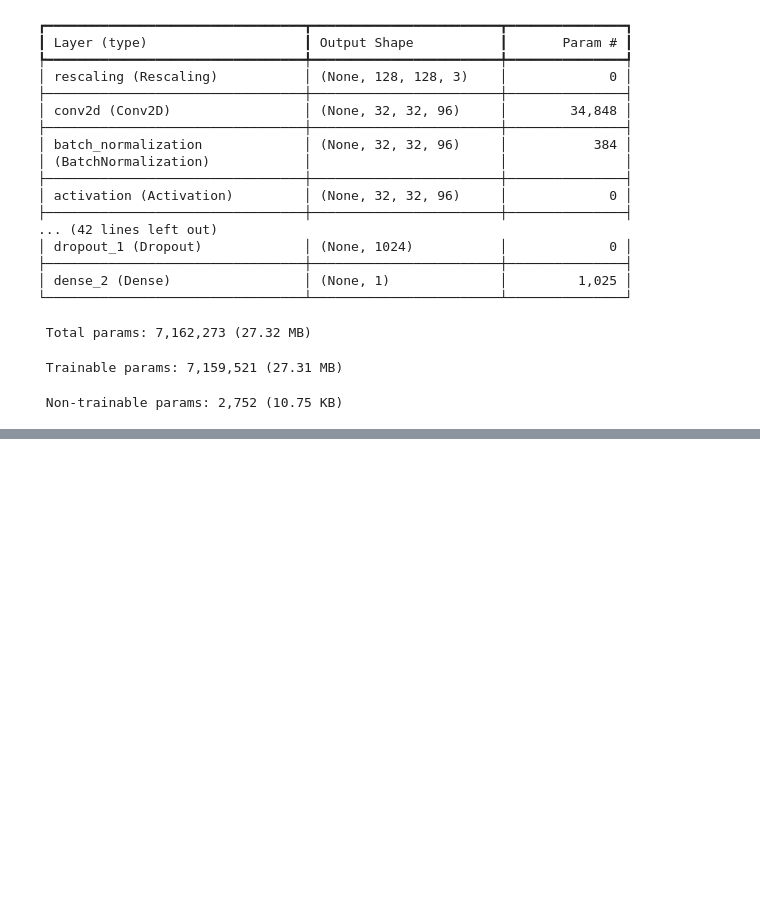
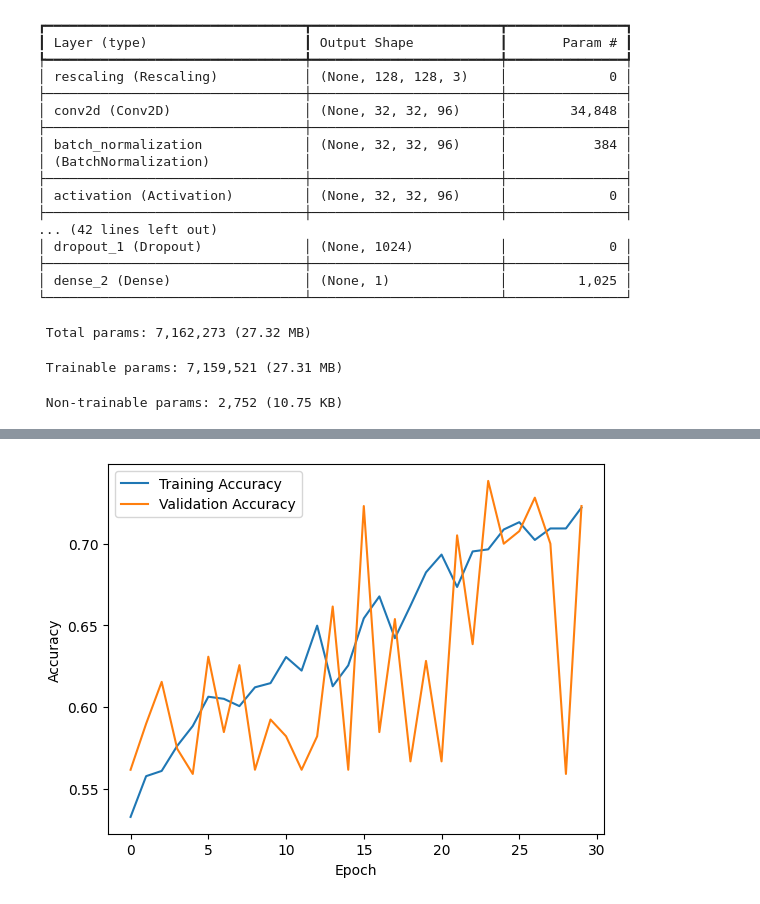
Before and after one commit to CiaraAMolloy/CNN_BIRD, a Jupyter notebook: AlexNet.ipynb, the cells around one changed output, grey strips where cells are left out. Cells and saved outputs as stored; diff of their text form; code cells hidden in the pictures; blank space fills up the shorter version.

```diff
--- a/AlexNet.ipynb
+++ b/AlexNet.ipynb
@@ -132,17 +132,14 @@ alenet_model.compile(
 )
 # %%
 """
-This is a fake image dataset to test the model.
-ones real images are ready to be used, this part of the code should be removed and replaced with the real dataset.
+Loads in the folder (found in the project)
+splits of 80 - 20 for training and validation respectivly
 
-import numpy as np
+seed is 123 for reproducablity
+sets the size to 128 * 128 (images need to be the same shape for passing through the cnn)
 
-x_tiny = np.random.randint(0, 256, size=(16, 128, 128, 3)).astype('float32')
-y_tiny = np.array([0, 1] * 8)
-
-history = alenet_model.fit(x_tiny, y_tiny, epochs=30, batch_size=16, verbose=1)
+Batch size is 16 this means that every 16 images then there will be a backwards pass
 """
-
 
 train_ds = tf.keras.utils.image_dataset_from_directory(
   "Big_Dataset",
@@ -150,7 +147,7 @@ train_ds = tf.keras.utils.image_dataset_from_directory(
   subset="training",
   seed=123,
   image_size=(128,128),
-  batch_size=2)
+  batch_size=16)
 
 val_ds = tf.keras.utils.image_dataset_from_directory(
   "Big_Dataset",
@@ -158,12 +155,7 @@ val_ds = tf.keras.utils.image_dataset_from_directory(
   subset="validation",
   seed=123,
   image_size=(128,128),
-  batch_size=2)
-
-class_names = train_ds.class_names
-print(class_names)
-
-history = alenet_model.fit(train_ds, epochs=30, batch_size=16,validation_data=val_ds, verbose=1)
+  batch_size=16)
 # %% [output]
 Found 1952 files belonging to 2 classes.
 Using 1562 files for training.
@@ -185,3 +225,14 @@ Epoch 30/30
+# %%
+import matplotlib.pyplot as plt
+
+plt.plot(history.history["accuracy"], label="Training Accuracy")
+plt.plot(history.history["val_accuracy"], label="Validation Accuracy")
+plt.xlabel("Epoch")
+plt.ylabel("Accuracy")
+plt.legend()
+plt.show()
+# %% [output]
+[figure, added]
 # %%
 import matplotlib.pyplot as plt
 
```
Also changed, not shown: parts of 3 cells of this notebook, 1 other file.
